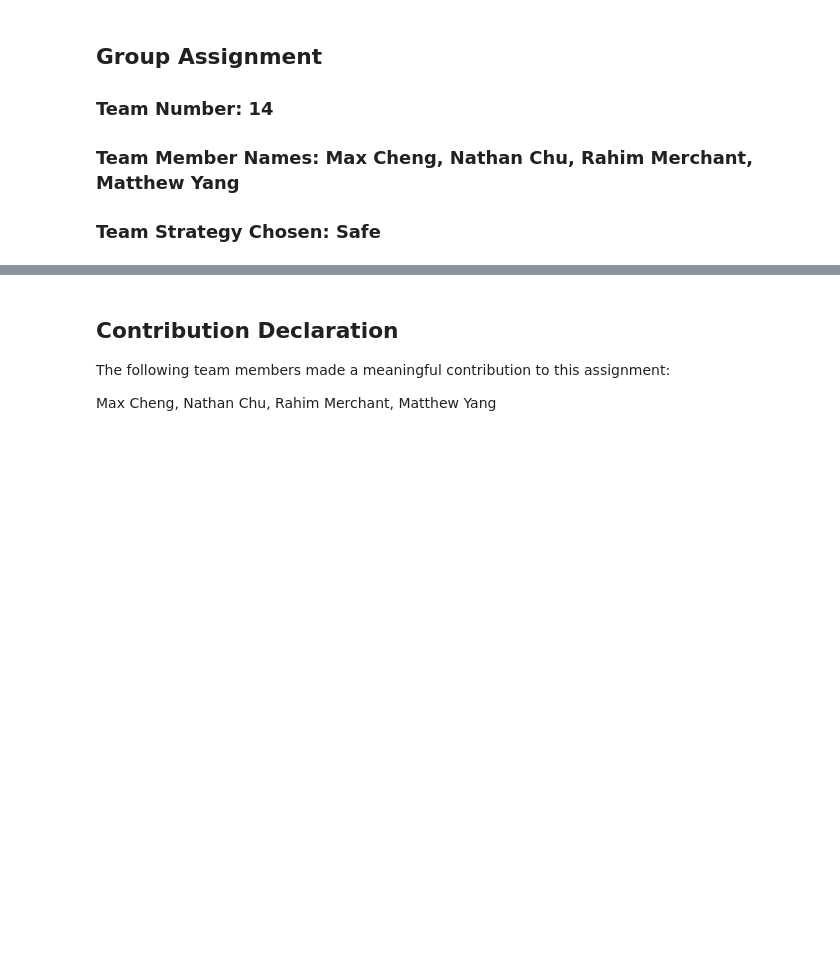
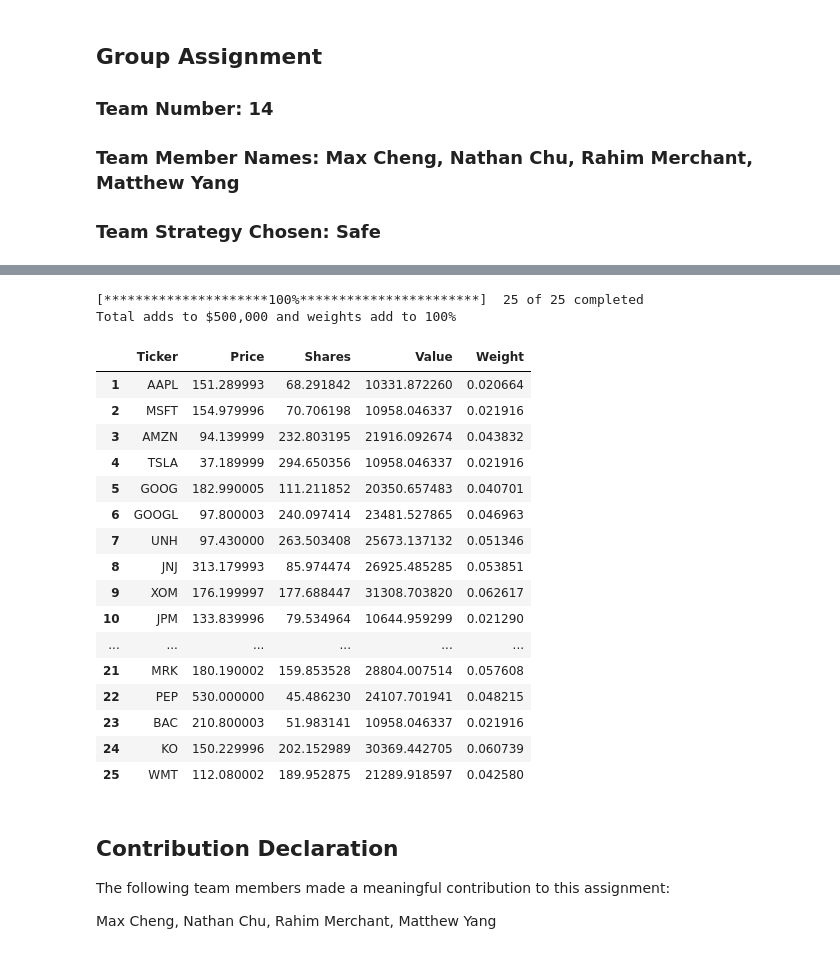
Before and after one commit to lesterholsterr/python-roboadvisor, a Jupyter notebook: Team_14_Assignment.ipynb, the cells around one changed output, grey strips where cells are left out. Cells and saved outputs as stored; diff of their text form; code cells hidden in the pictures; blank space fills up the shorter version.

```diff
--- a/Team_14_Assignment.ipynb
+++ b/Team_14_Assignment.ipynb
@@ -299,2 +302,43 @@ plt.show()
+# %%
+data = yf.download(tickers = portfolio_stocks,
+                   start=start_date,
+                   end=end_date).dropna(how='all')
+
+Portfolio_Final.index = range(1,len(portfolio_stocks)+1)
+Portfolio_Final["Ticker"] = portfolio_stocks
+Portfolio_Final["Price"] = data['Adj Close'].iloc[len(data)-1].tolist()
+Portfolio_Final["Weight"] = least_risky_portfolio
+Portfolio_Final["Value"] = Portfolio_Final["Weight"] * capital
+Portfolio_Final["Shares"] = Portfolio_Final["Value"] / Portfolio_Final["Price"]
+
+Portfolio_Final = Portfolio_Final[["Ticker", "Price", "Shares", "Value", "Weight"]]
+
+# If the value is accurate up to 5 decimal places, we can be confident that any
+# discrepancy can be attributed to rounding
+if np.round(Portfolio_Final["Value"].sum(), 5) == capital and np.round(Portfolio_Final["Weight"].sum(), 5) == 1:
+    print ("Total adds to $500,000 and weights add to 100%")
+# %% [output]
+[*********************100%***********************]  25 of 25 completed
+Total adds to $500,000 and weights add to 100%
+# %%
+Portfolio_Final
+# %% [output]
+|  | Ticker | Price | Shares | Value | Weight |
+| 1 | AAPL | 151.289993 | 68.291842 | 10331.872260 | 0.020664 |
+| 2 | MSFT | 154.979996 | 70.706198 | 10958.046337 | 0.021916 |
+| 3 | AMZN | 94.139999 | 232.803195 | 21916.092674 | 0.043832 |
+| 4 | TSLA | 37.189999 | 294.650356 | 10958.046337 | 0.021916 |
+| 5 | GOOG | 182.990005 | 111.211852 | 20350.657483 | 0.040701 |
+| 6 | GOOGL | 97.800003 | 240.097414 | 23481.527865 | 0.046963 |
+| 7 | UNH | 97.430000 | 263.503408 | 25673.137132 | 0.051346 |
+| 8 | JNJ | 313.179993 | 85.974474 | 26925.485285 | 0.053851 |
+| 9 | XOM | 176.199997 | 177.688447 | 31308.703820 | 0.062617 |
+| 10 | JPM | 133.839996 | 79.534964 | 10644.959299 | 0.021290 |
+| ... | ... | ... | ... | ... | ... |
+| 21 | MRK | 180.190002 | 159.853528 | 28804.007514 | 0.057608 |
+| 22 | PEP | 530.000000 | 45.486230 | 24107.701941 | 0.048215 |
+| 23 | BAC | 210.800003 | 51.983141 | 10958.046337 | 0.021916 |
+| 24 | KO | 150.229996 | 202.152989 | 30369.442705 | 0.060739 |
+| 25 | WMT | 112.080002 | 189.952875 | 21289.918597 | 0.042580 |
 # %%
 # Write to CSV
```
Also changed, not shown: parts of 9 cells of this notebook, 2 other files.
